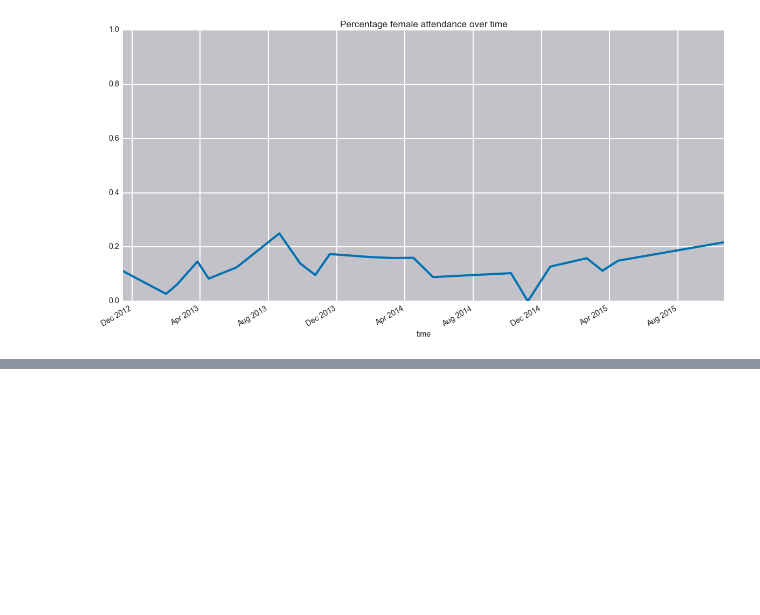
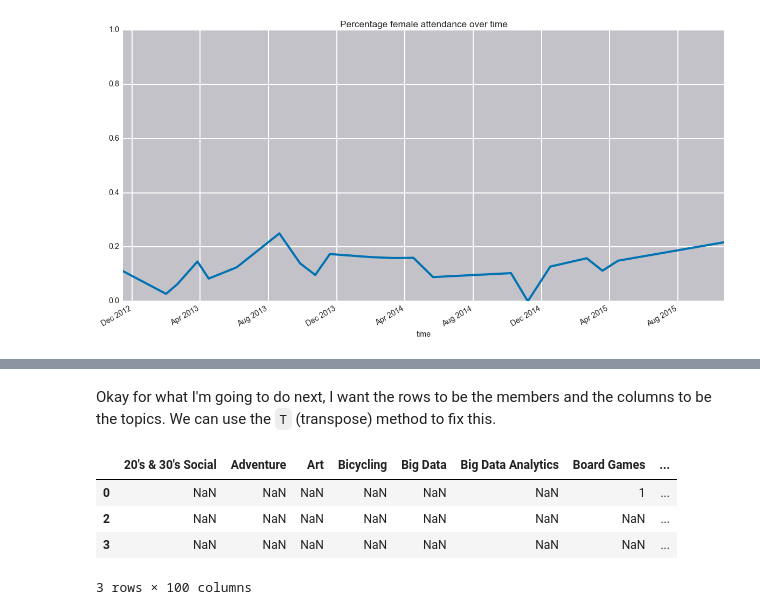
Before and after one commit to starlight7719/daa_philly_2015, a Jupyter notebook: DataPhilly_Analysis.ipynb, the cells around one changed output, grey strips where cells are left out. Drawn from its saved outputs; the diff is of its cells as text; code cells hidden in the pictures; blank space fills up the shorter version.

```diff
--- a/DataPhilly_Analysis.ipynb
+++ b/DataPhilly_Analysis.ipynb
@@ -469,0 +545,11 @@ female_ratio.plot(title='Percentage female attendance over time', ylim=(0.0, 1.0
+# %% [markdown]
+Okay for what I'm going to do next, I want the rows to be the members and the columns to be the topics. We can use the ``T`` (transpose) method to fix this.
+# %%
+top_topic_df = top_topic_df.T
+top_topic_df.head(3)
+# %% [output]
+|  | 20's & 30's Social | Adventure | Art | Bicycling | Big Data | Big Data Analytics | Board Games | ... |
+| 0 | NaN | NaN | NaN | NaN | NaN | NaN | 1 | ... |
+| 2 | NaN | NaN | NaN | NaN | NaN | NaN | NaN | ... |
+| 3 | NaN | NaN | NaN | NaN | NaN | NaN | NaN | ... |
+3 rows × 100 columns
```
Also changed, not shown: parts of 18 cells of this notebook, 2 other files.
